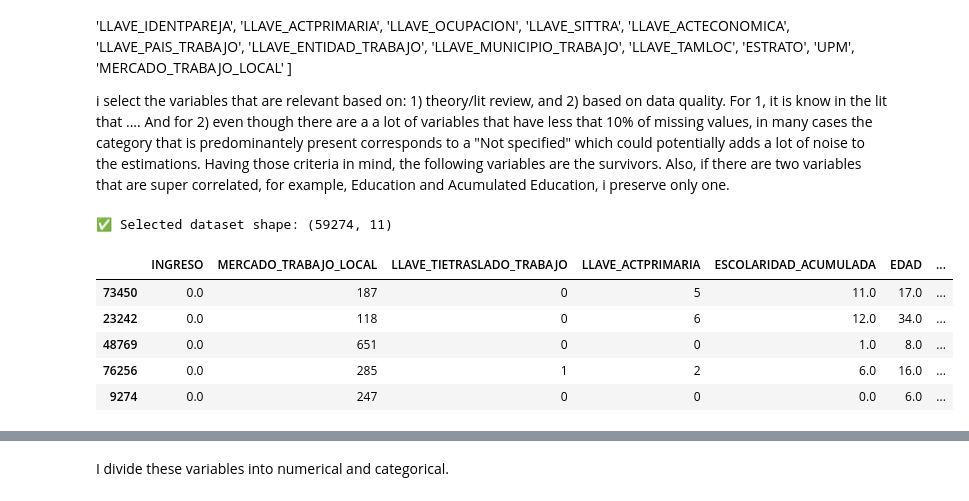
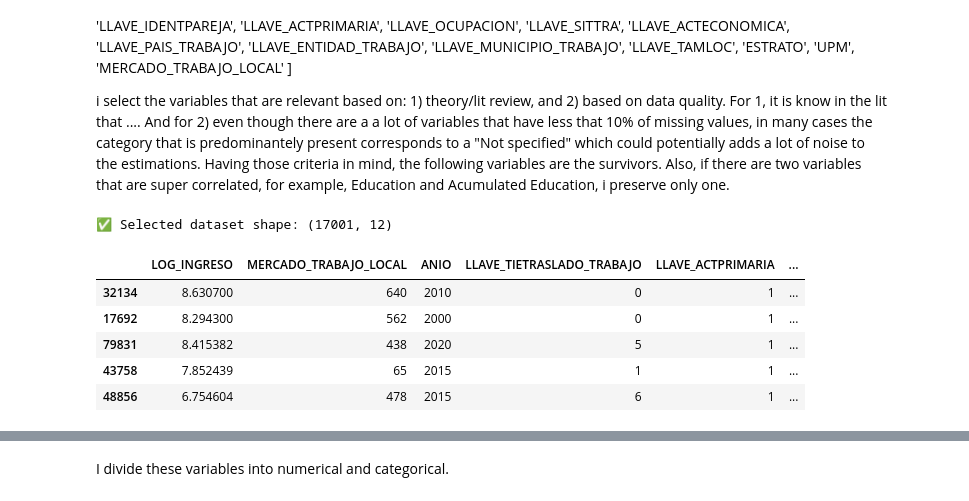
Before and after one commit to AnahiRM/Project-IncomeDeterminantsMexico, a Jupyter notebook: code/02_exploration.ipynb, the cells around one changed output, grey strips where cells are left out. Drawn from its saved outputs; the diff is of its cells as text; code cells hidden in the pictures.

```diff
--- a/code/02_exploration.ipynb
+++ b/code/02_exploration.ipynb
@@ -227,0 +235,2 @@ memory usage: 13.0+ MB
+# %%
+df_cleaned_w_age['LOG_INGRESO'] = np.log1p(df_cleaned_w_age['INGRESO'])  # computes ln(1 + ingreso)
@@ -227,0 +260,9 @@ memory usage: 13.0+ MB
+# %%
+# Filter first
+df_positive_income = df_cleaned_w_age[df_cleaned_w_age['INGRESO'] > 0].copy()
+
+# Then compute the log
+df_positive_income['LOG_INGRESO'] = np.log1p(df_positive_income['INGRESO'])
+
+# 🖨️ Optional: Check result
+print(df_positive_income[['INGRESO', 'LOG_INGRESO']].describe())
@@ -229,8 +301,8 @@ memory usage: 13.0+ MB
 I'll start by spliting the data in train and test sets.
 # %%
 # Define the features (X) and target (y)
-X = df_cleaned.drop(columns=['INGRESO'])
-y = df_cleaned['INGRESO']
+X = df_positive_income.drop(columns=['INGRESO'])
+y = df_positive_income['INGRESO']
 
 # Split the data into training and testing sets
 X_train, X_test, y_train, y_test = train_test_split(X, y, test_size=0.1, random_state=42)
@@ -314,7 +386,8 @@ continuous_vars = [
     "ESCOLARIDAD",
     "ESCOLARIDAD_ACUMULADA",
     "FACTOR_EXP",
-    "INGRESO"
+    "INGRESO",
+    "LOG_INGRESO"
 ]
 
 # 3) Define categorical variables as the remaining columns
@@ -435,10 +508,13 @@ categorical_features = [
 i select the variables that are relevant based on: 1) theory/lit review, and 2) based on data quality. For 1, it is know in the lit that .... And for 2) even though there are a a lot of variables that have less that 10% of missing values, in many cases the category that is predominantely present corresponds to a "Not specified" which could potentially adds a lot of noise to the estimations. Having those criteria in mind, the following variables are the survivors. Also, if there are two variables that are super correlated, for example, Education and Acumulated Education, i preserve only one.
 # %%
 # 🎯 Target Variable
-target_variable = ['INGRESO']
+target_variable = ['LOG_INGRESO']
 
 # 🌍 Geographical / Labor Market Context
 geographical_context = ['MERCADO_TRABAJO_LOCAL']  # Local Labor Market
+
+# 📅 Temporal Variable
+temporal_variable = ['ANIO']
 
 # 🛠️ Work and Commute Characteristics
 work_characteristics = [
@@ -450,37 +526,38 @@ work_characteristics = [
 education_variables = [
     'ESCOLARIDAD_ACUMULADA',      # Accumulated schooling
 ]
 
 # 🧍 Sociodemographic Characteristics
 sociodemographic_variables = [
     'EDAD',                       # Age
     'LLAVE_SITUACONYUGAL',        # Marital status
     'LLAVE_PERTEINDIGENA',        # Indigenous identity
     'LLAVE_RELIGION',             # Religion
     'LLAVE_AFRODES',              # Afrodescendant identity
     'LLAVE_SEXO'                  # Sex
 ]
 
 # ✅ Combine all selected variables into one list
 selected_columns = (
     target_variable +
     geographical_context +
+    temporal_variable +
     work_characteristics +
     education_variables +
     sociodemographic_variables
 )
 
 # 🎯 Create a new DataFrame with only the selected variables
 train_data_selected = train_data[selected_columns].copy()
 
 # 🖨️ Optional: Check shape and preview
 print(f"✅ Selected dataset shape: {train_data_selected.shape}")
 train_data_selected.head(5)
 # %% [output]
-✅ Selected dataset shape: (59274, 11)
+✅ Selected dataset shape: (17001, 12)
-|  | INGRESO | MERCADO_TRABAJO_LOCAL | LLAVE_TIETRASLADO_TRABAJO | LLAVE_ACTPRIMARIA | ESCOLARIDAD_ACUMULADA | EDAD | ... |
-| 73450 | 0.0 | 187 | 0 | 5 | 11.0 | 17.0 | ... |
-| 23242 | 0.0 | 118 | 0 | 6 | 12.0 | 34.0 | ... |
-| 48769 | 0.0 | 651 | 0 | 0 | 1.0 | 8.0 | ... |
-| 76256 | 0.0 | 285 | 1 | 2 | 6.0 | 16.0 | ... |
-| 9274 | 0.0 | 247 | 0 | 0 | 0.0 | 6.0 | ... |
+|  | LOG_INGRESO | MERCADO_TRABAJO_LOCAL | ANIO | LLAVE_TIETRASLADO_TRABAJO | LLAVE_ACTPRIMARIA | ... |
+| 32134 | 8.630700 | 640 | 2010 | 0 | 1 | ... |
+| 17692 | 8.294300 | 562 | 2000 | 0 | 1 | ... |
+| 79831 | 8.415382 | 438 | 2020 | 5 | 1 | ... |
+| 43758 | 7.852439 | 65 | 2015 | 1 | 1 | ... |
+| 48856 | 6.754604 | 478 | 2015 | 6 | 1 | ... |
```
Also changed, not shown: parts of 31 cells of this notebook, 2 other files.
